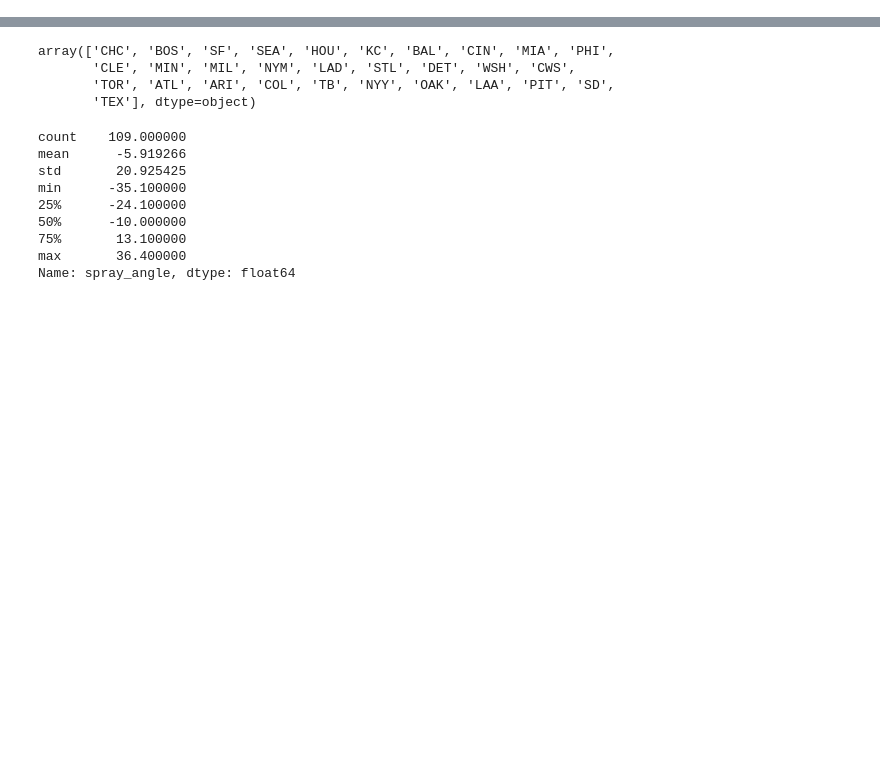
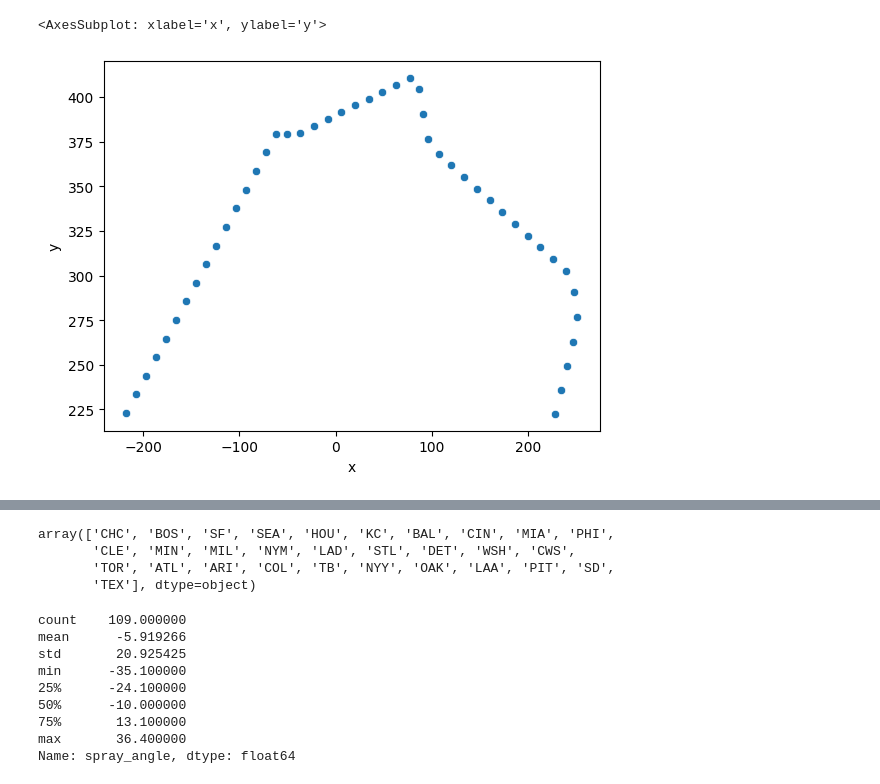
Before and after one commit to vtrudy01/YouTube-Code, a Jupyter notebook: main.ipynb, the cells around one changed output, grey strips where cells are left out. Saved outputs shown, nothing was run; the diff lists cells and outputs as text; code cells hidden in the pictures; blank space fills up the shorter version.

```diff
--- a/main.ipynb
+++ b/main.ipynb
@@ -8,0 +111,5 @@ hits_data = pyreadr.read_r('hit_data.rds')[None]
+# %%
+sns.scatterplot(data=outfield_dims.query('team == "red_sox" and segment == "outfield_outer"'), x='x',y='y')
+# %% [output]
+<AxesSubplot: xlabel='x', ylabel='y'>
+[figure, added]
```
Also changed, not shown: parts of 31 cells of this notebook, 1 other file.
